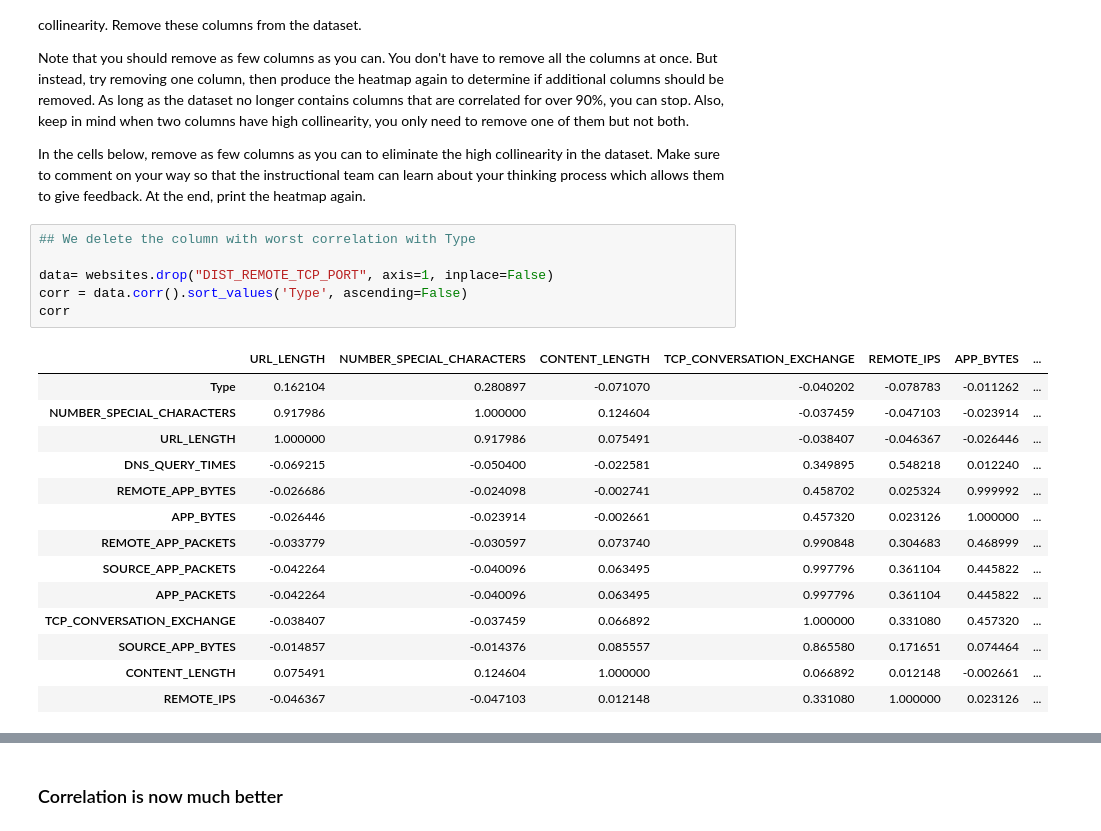
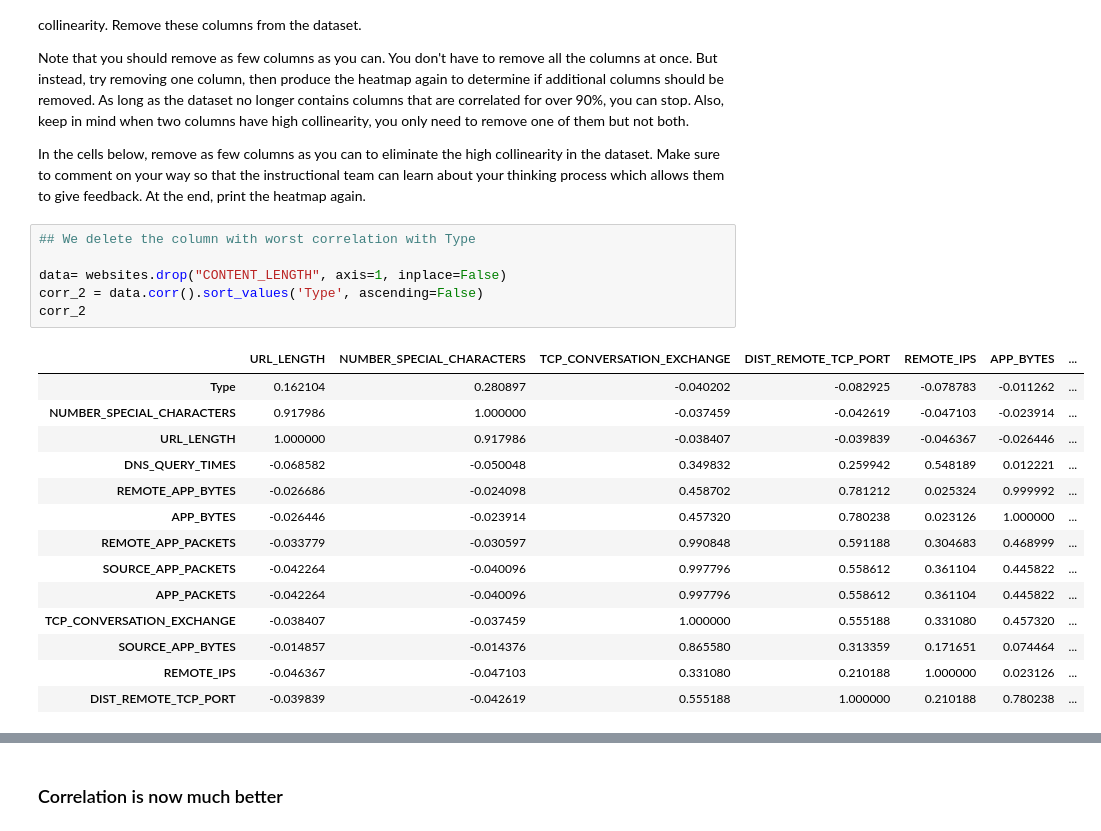
Before and after one commit to Ironhack-Data-Madrid-Febrero-2021/lab-supervised-learning, a Jupyter notebook: your-code/main.ipynb, the cells around one changed output, grey strips where cells are left out. Saved outputs shown, nothing was run; the diff lists cells and outputs as text.

```diff
--- a/your-code/main.ipynb
+++ b/your-code/main.ipynb
@@ -198,24 +192,24 @@ In the cells below, remove as few columns as you can to eliminate the high colli
 # %%
 ## We delete the column with worst correlation with Type
 
-data= websites.drop("DIST_REMOTE_TCP_PORT", axis=1, inplace=False)
-corr = data.corr().sort_values('Type', ascending=False)
-corr
+data= websites.drop("CONTENT_LENGTH", axis=1, inplace=False)
+corr_2 = data.corr().sort_values('Type', ascending=False)
+corr_2
 # %% [output]
-|  | URL_LENGTH | NUMBER_SPECIAL_CHARACTERS | CONTENT_LENGTH | TCP_CONVERSATION_EXCHANGE | REMOTE_IPS | APP_BYTES | ... |
-| Type | 0.162104 | 0.280897 | -0.071070 | -0.040202 | -0.078783 | -0.011262 | ... |
-| NUMBER_SPECIAL_CHARACTERS | 0.917986 | 1.000000 | 0.124604 | -0.037459 | -0.047103 | -0.023914 | ... |
-| URL_LENGTH | 1.000000 | 0.917986 | 0.075491 | -0.038407 | -0.046367 | -0.026446 | ... |
-| DNS_QUERY_TIMES | -0.069215 | -0.050400 | -0.022581 | 0.349895 | 0.548218 | 0.012240 | ... |
-| REMOTE_APP_BYTES | -0.026686 | -0.024098 | -0.002741 | 0.458702 | 0.025324 | 0.999992 | ... |
-| APP_BYTES | -0.026446 | -0.023914 | -0.002661 | 0.457320 | 0.023126 | 1.000000 | ... |
-| REMOTE_APP_PACKETS | -0.033779 | -0.030597 | 0.073740 | 0.990848 | 0.304683 | 0.468999 | ... |
-| SOURCE_APP_PACKETS | -0.042264 | -0.040096 | 0.063495 | 0.997796 | 0.361104 | 0.445822 | ... |
-| APP_PACKETS | -0.042264 | -0.040096 | 0.063495 | 0.997796 | 0.361104 | 0.445822 | ... |
-| TCP_CONVERSATION_EXCHANGE | -0.038407 | -0.037459 | 0.066892 | 1.000000 | 0.331080 | 0.457320 | ... |
-| SOURCE_APP_BYTES | -0.014857 | -0.014376 | 0.085557 | 0.865580 | 0.171651 | 0.074464 | ... |
-| CONTENT_LENGTH | 0.075491 | 0.124604 | 1.000000 | 0.066892 | 0.012148 | -0.002661 | ... |
-| REMOTE_IPS | -0.046367 | -0.047103 | 0.012148 | 0.331080 | 1.000000 | 0.023126 | ... |
+|  | URL_LENGTH | NUMBER_SPECIAL_CHARACTERS | TCP_CONVERSATION_EXCHANGE | DIST_REMOTE_TCP_PORT | REMOTE_IPS | APP_BYTES | ... |
+| Type | 0.162104 | 0.280897 | -0.040202 | -0.082925 | -0.078783 | -0.011262 | ... |
+| NUMBER_SPECIAL_CHARACTERS | 0.917986 | 1.000000 | -0.037459 | -0.042619 | -0.047103 | -0.023914 | ... |
+| URL_LENGTH | 1.000000 | 0.917986 | -0.038407 | -0.039839 | -0.046367 | -0.026446 | ... |
+| DNS_QUERY_TIMES | -0.068582 | -0.050048 | 0.349832 | 0.259942 | 0.548189 | 0.012221 | ... |
+| REMOTE_APP_BYTES | -0.026686 | -0.024098 | 0.458702 | 0.781212 | 0.025324 | 0.999992 | ... |
+| APP_BYTES | -0.026446 | -0.023914 | 0.457320 | 0.780238 | 0.023126 | 1.000000 | ... |
+| REMOTE_APP_PACKETS | -0.033779 | -0.030597 | 0.990848 | 0.591188 | 0.304683 | 0.468999 | ... |
+| SOURCE_APP_PACKETS | -0.042264 | -0.040096 | 0.997796 | 0.558612 | 0.361104 | 0.445822 | ... |
+| APP_PACKETS | -0.042264 | -0.040096 | 0.997796 | 0.558612 | 0.361104 | 0.445822 | ... |
+| TCP_CONVERSATION_EXCHANGE | -0.038407 | -0.037459 | 1.000000 | 0.555188 | 0.331080 | 0.457320 | ... |
+| SOURCE_APP_BYTES | -0.014857 | -0.014376 | 0.865580 | 0.313359 | 0.171651 | 0.074464 | ... |
+| REMOTE_IPS | -0.046367 | -0.047103 | 0.331080 | 0.210188 | 1.000000 | 0.023126 | ... |
+| DIST_REMOTE_TCP_PORT | -0.039839 | -0.042619 | 0.555188 | 1.000000 | 0.210188 | 0.780238 | ... |
 # %%
 plt.subplots(figsize=(20,15))
 
```
Also changed, not shown: parts of 22 cells of this notebook.
